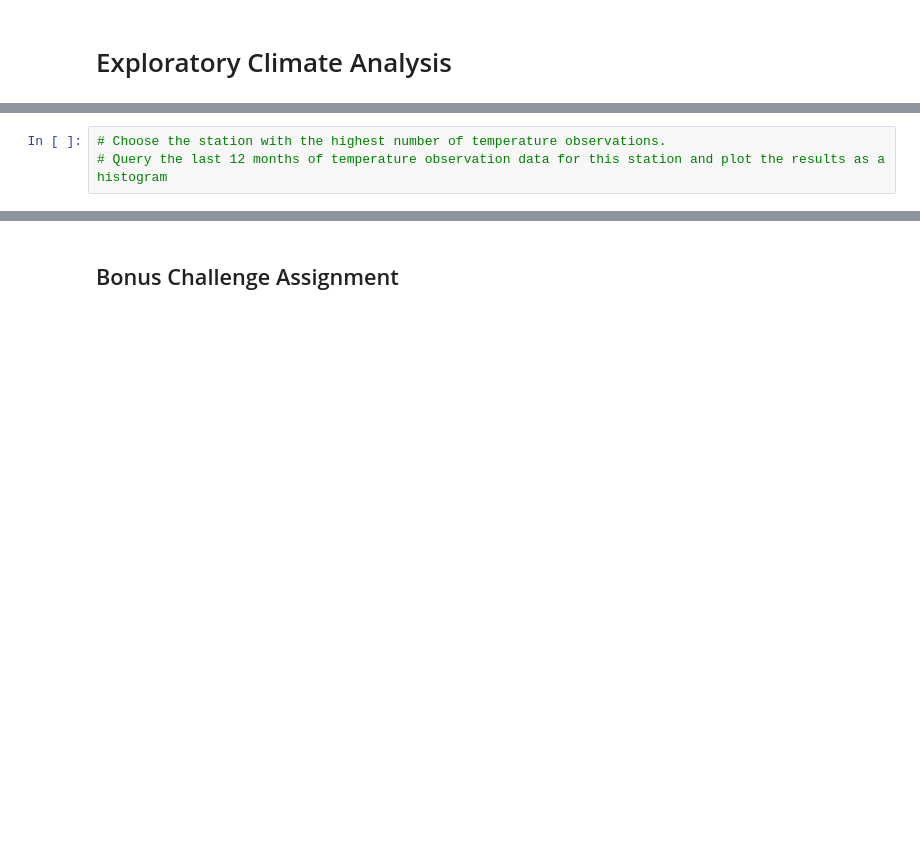
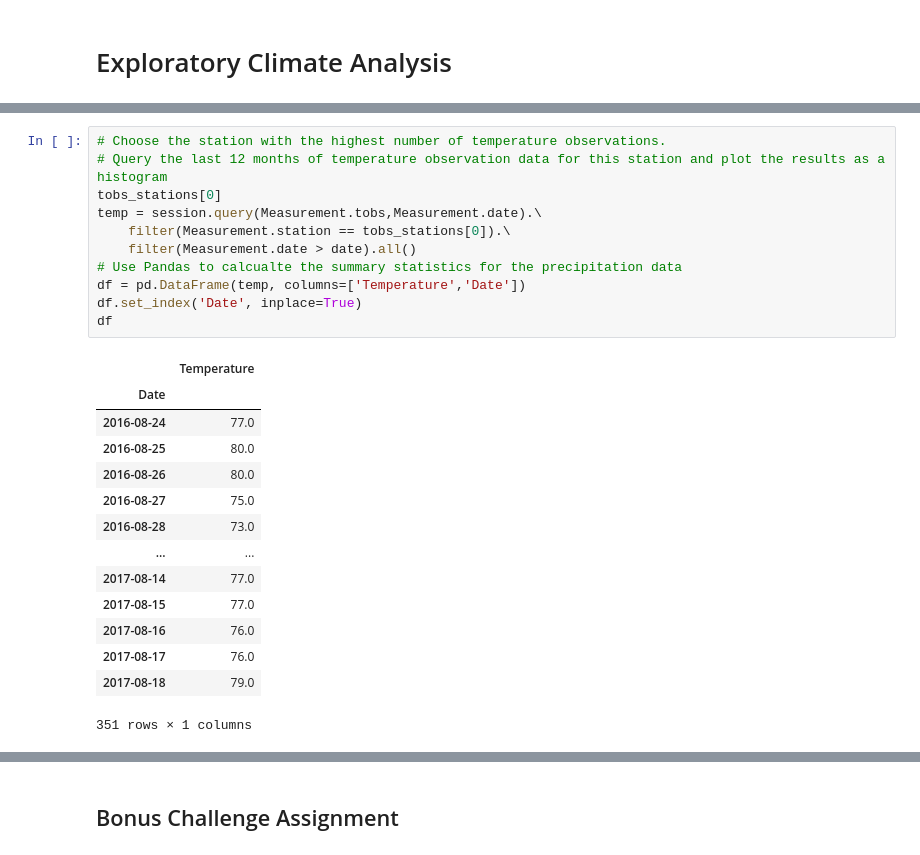
Before and after one commit to Chafloks/sqlalchemy-challenge, a Jupyter notebook: climate_starter.ipynb, the cells around one changed output, grey strips where cells are left out. Saved outputs shown, nothing was run; the diff lists cells and outputs as text; blank space fills up the shorter version.

```diff
--- a/climate_starter.ipynb
+++ b/climate_starter.ipynb
@@ -76,3 +133,26 @@ last_date
 # %%
 # Choose the station with the highest number of temperature observations.
 # Query the last 12 months of temperature observation data for this station and plot the results as a histogram
+tobs_stations[0]
+temp = session.query(Measurement.tobs,Measurement.date).\
+    filter(Measurement.station == tobs_stations[0]).\
+    filter(Measurement.date > date).all()
+# Use Pandas to calcualte the summary statistics for the precipitation data
+df = pd.DataFrame(temp, columns=['Temperature','Date'])
+df.set_index('Date', inplace=True)
+df
+# %% [output]
+|  | Temperature |
+| Date |  |
+| 2016-08-24 | 77.0 |
+| 2016-08-25 | 80.0 |
+| 2016-08-26 | 80.0 |
+| 2016-08-27 | 75.0 |
+| 2016-08-28 | 73.0 |
+| ... | ... |
+| 2017-08-14 | 77.0 |
+| 2017-08-15 | 77.0 |
+| 2017-08-16 | 76.0 |
+| 2017-08-17 | 76.0 |
+| 2017-08-18 | 79.0 |
+351 rows × 1 columns
```
Also changed, not shown: parts of 11 cells of this notebook.
